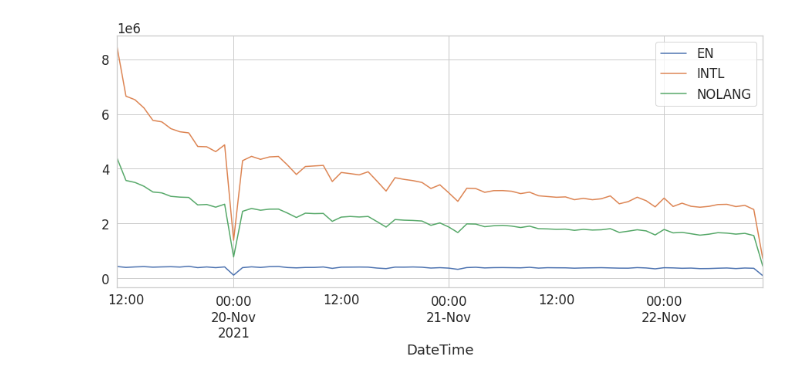
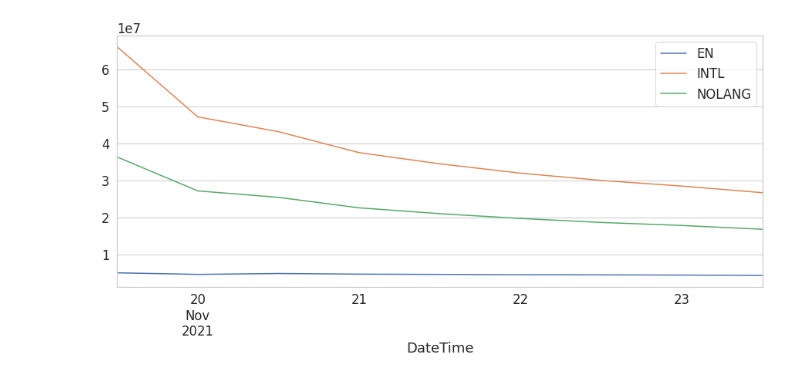
Before and after one commit to rvencu/crawlingathome-gpu-hcloud, a Jupyter notebook: helpers/predict_sizes.ipynb, the cells around one changed output. Saved outputs shown, nothing was run; the diff lists cells and outputs as text; code cells hidden in the pictures.

```diff
--- a/helpers/predict_sizes.ipynb
+++ b/helpers/predict_sizes.ipynb
@@ -90,8 +88,8 @@ pred_plot(x)
 # %%
-z = x.resample('H').sum()
-#z.drop(z.tail(1).index,inplace=True)
+z = x.resample('12H').sum()
 z.drop(z.head(1).index,inplace=True)
+z.drop(z.tail(1).index,inplace=True)
 z.plot(figsize=(15, 6))
 plt.show()
 # %% [output]
-[figure, old version]
+[figure, new version]
```
Also changed, not shown: parts of 8 cells of this notebook, 3 other files.
